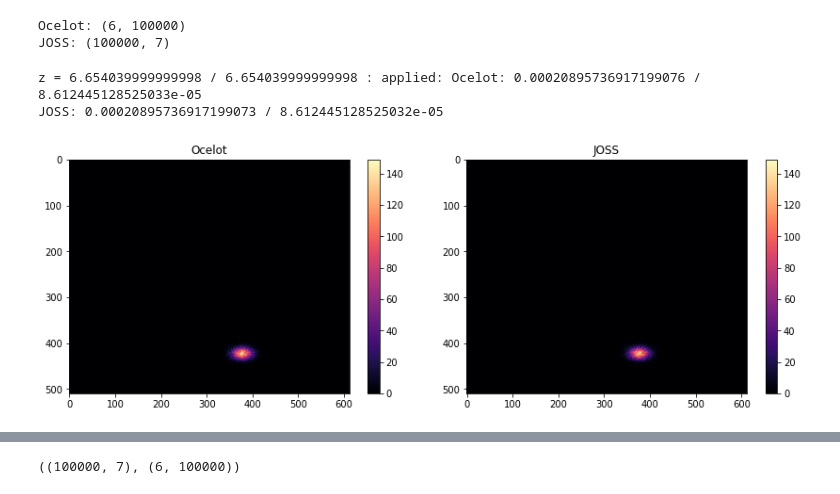
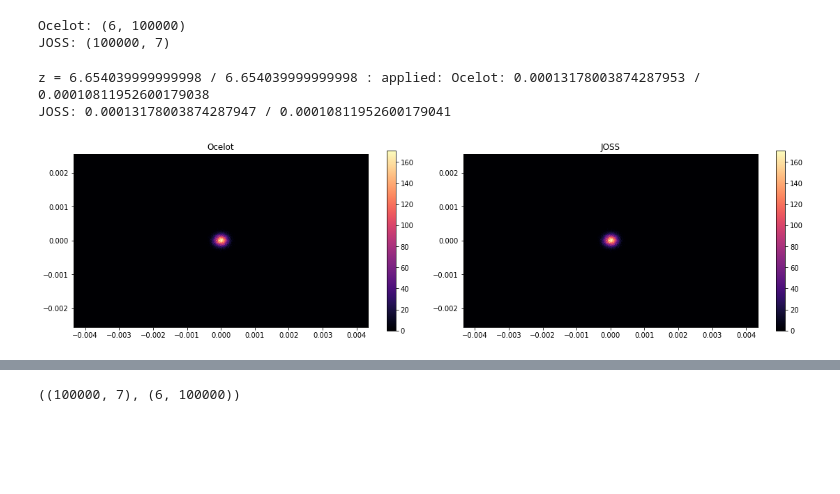
Before and after one commit to desy-ml/cheetah, a Jupyter notebook: ocelot_vs_joss.ipynb, the cells around one changed output, grey strips where cells are left out. Drawn from its saved outputs; the diff is of its cells as text; code cells hidden in the pictures; blank space fills up the shorter version.

Commit message:
Added conversion from Ocelot parray

```diff
--- a/ocelot_vs_joss.ipynb
+++ b/ocelot_vs_joss.ipynb
@@ -23,58 +22,70 @@ actuator_values = np.array([5.5, -5.5, 0, 3e-4, 2e-4])
+# %%
+actuator_values = np.array([4.14, -6.94, 2.99, 0, 0])
 # %%
-plt.figure(figsize=(12,4))
+plt.figure(figsize=(16,4))
 binning = 4
 screen_resolution = (int(2448 / binning), int(2040 / binning))
 meter_per_pixel = (3.5488e-6 * binning, 2.5003e-6 * binning)
 screen_bin_edges = (np.linspace(-screen_resolution[0]*meter_per_pixel[0]/2,
-                                             screen_resolution[0]*meter_per_pixel[0]/2,
-                                             screen_resolution[0]+1),
-                                 np.linspace(-screen_resolution[1]*meter_per_pixel[1]/2,
-                                             screen_resolution[1]*meter_per_pixel[1]/2,
-                                             screen_resolution[1]+1))
+                                screen_resolution[0]*meter_per_pixel[0]/2,
+                                screen_resolution[0]+1),
+                    np.linspace(-screen_resolution[1]*meter_per_pixel[1]/2,
+                                screen_resolution[1]*meter_per_pixel[1]/2,
+                                screen_resolution[1]+1))
+screen_range = [(-screen_resolution[0] * meter_per_pixel[0] / 2,
+                 screen_resolution[0] * meter_per_pixel[0] / 2),
+                (-screen_resolution[1] * meter_per_pixel[1] / 2,
+                 screen_resolution[1] * meter_per_pixel[1] / 2)]
 
 import accelerator_environments.envs.ares.ARESlatticeStage3v1_9 as aresstuff
 from accelerator_environments import utils
 cell = utils.subcell_of(aresstuff.cell, "AREASOLA1", "Drift_ARMRBSCR1")
 aresstuff.areamqzm1.k1 = actuator_values[0]
 aresstuff.areamqzm2.k1 = actuator_values[1]
 aresstuff.areamqzm3.k1 = actuator_values[2]
 aresstuff.areamcvm1.angle = actuator_values[3]
 aresstuff.areamchm1.angle = actuator_values[4]
 # cell = [oc.Drift(l=3.0), oc.Quadrupole(l=1, k1=0), oc.Drift(l=0), oc.Drift(l=3)]
 # cell = [oc.Drift(l=3.0)]
 
 lattice = oc.MagneticLattice(cell)
 navigator = oc.Navigator(lattice)
 # particles = oc.generate_parray(nparticles=int(1e+5), sigma_x=175e-6, sigma_y=175e-6)
 particles = oc.generate_parray(nparticles=int(1e+5), sigma_x=175e-6, sigma_y=175e-6, sigma_p=0., chirp=0., energy=0.1, sigma_tau=0.0)
 particle_array = deepcopy(particles.rparticles)
 _, particles = oc.track(lattice, particles, navigator)
-image = np.histogram2d(particles.x(), particles.y(),
-                       bins=screen_bin_edges)[0].transpose()
+image, _, _ = np.histogram2d(particles.x(), particles.y(),
+                             bins=(screen_resolution[0],screen_resolution[1]),
+                             range=screen_range)
+image = np.flipud(image.T)
 print(f"Ocelot: {particles.x().std()} / {particles.y().std()}")
+
+screen_extent = (-screen_resolution[0] * meter_per_pixel[0] / 2, screen_resolution[0] * meter_per_pixel[0] / 2,
+                 -screen_resolution[1] * meter_per_pixel[1] / 2, screen_resolution[1] * meter_per_pixel[1] / 2)
 
 plt.subplot(121)
 plt.title("Ocelot")
-plt.imshow(image, cmap="magma", interpolation="None")
+plt.imshow(image, cmap="magma", interpolation="None", extent=screen_extent)
 plt.colorbar()
 
-# particles = joss.generate_particles(n=int(1e+5), sigma_x=175e-6, sigma_y=175e-6)
-particles = np.ones((particle_array.shape[1], 7))
-particles[:,:6] = particle_array.transpose()
+# particles_joss = joss.generate_particles(n=int(1e+5), sigma_x=175e-6, sigma_y=175e-6)
+particles_joss = np.ones((particle_array.shape[1], 7))
+particles_joss[:,:6] = particle_array.transpose()
 segment = joss.Segment(cell)
-particles = segment(particles)
-image = np.histogram2d(particles[:,0], particles[:,2],
-                       bins=screen_bin_edges)[0].transpose()
-print(f"JOSS: {particles[:,0].std()} / {particles[:,2].std()}")
+particles_joss = segment(particles_joss)
+image, _, _ = np.histogram2d(particles_joss[:,0], particles_joss[:,2],
+                             bins=screen_bin_edges)
+image = np.flipud(image.T)
+print(f"JOSS: {particles_joss[:,0].std()} / {particles_joss[:,2].std()}")
 
 plt.subplot(122)
 plt.title("JOSS")
-plt.imshow(image, cmap="magma", interpolation="None")
+plt.imshow(image, cmap="magma", interpolation="None", extent=screen_extent)
 plt.colorbar()
 
 plt.tight_layout()
 plt.show()
 # %% [output]
-z = 6.654039999999998 / 6.654039999999998 : applied: Ocelot: 0.00020895736917199076 / 8.612445128525033e-05
-JOSS: 0.00020895736917199073 / 8.612445128525032e-05
+z = 6.654039999999998 / 6.654039999999998 : applied: Ocelot: 0.00013178003874287953 / 0.00010811952600179038
+JOSS: 0.00013178003874287947 / 0.00010811952600179041
-[figure, old version]
+[figure, new version]
```
Also changed, not shown: parts of 7 cells of this notebook, 4 other files.
